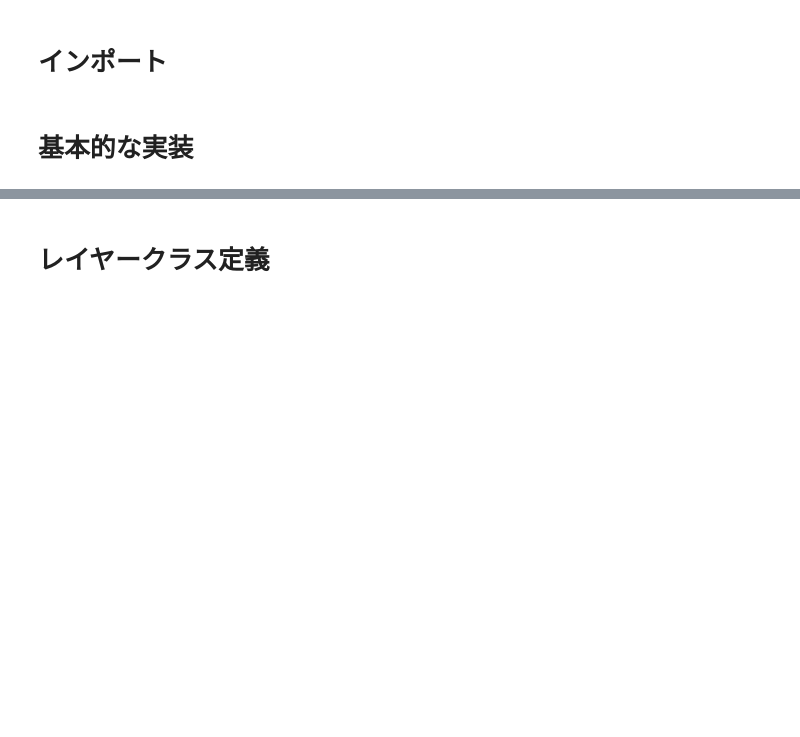
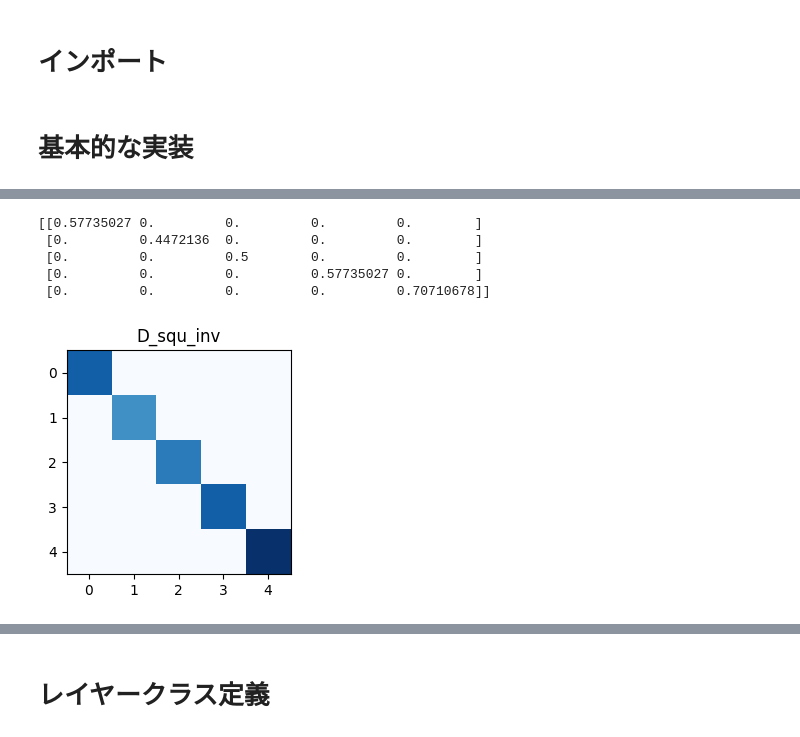
Before and after one commit to kurara-araruk/learning_GNNs, a Jupyter notebook: GCN_scratch.ipynb, the cells around one changed output, grey strips where cells are left out. Saved outputs shown, nothing was run; the diff lists cells and outputs as text; code cells hidden in the pictures; blank space fills up the shorter version.

```diff
--- a/GCN_scratch.ipynb
+++ b/GCN_scratch.ipynb
@@ -76,0 +129,18 @@ print(new_X)
+# %%
+def get_D(A, pow=-0.5):
+    D = np.zeros_like(A)
+    d_ii = np.sum(A, 0)
+    for i in range(len(A)):
+        D[i,i] = d_ii[i] ** pow
+    return D
+
+D_squ_inv = get_D(A_tilde)
+print(D_squ_inv)
+plot_heatmap(D_squ_inv=D_squ_inv)
+# %% [output]
+[[0.57735027 0.         0.         0.         0.        ]
+ [0.         0.4472136  0.         0.         0.        ]
+ [0.         0.         0.5        0.         0.        ]
+ [0.         0.         0.         0.57735027 0.        ]
+ [0.         0.         0.         0.         0.70710678]]
+[figure, added]
```
Also changed, not shown: parts of 18 cells of this notebook.
